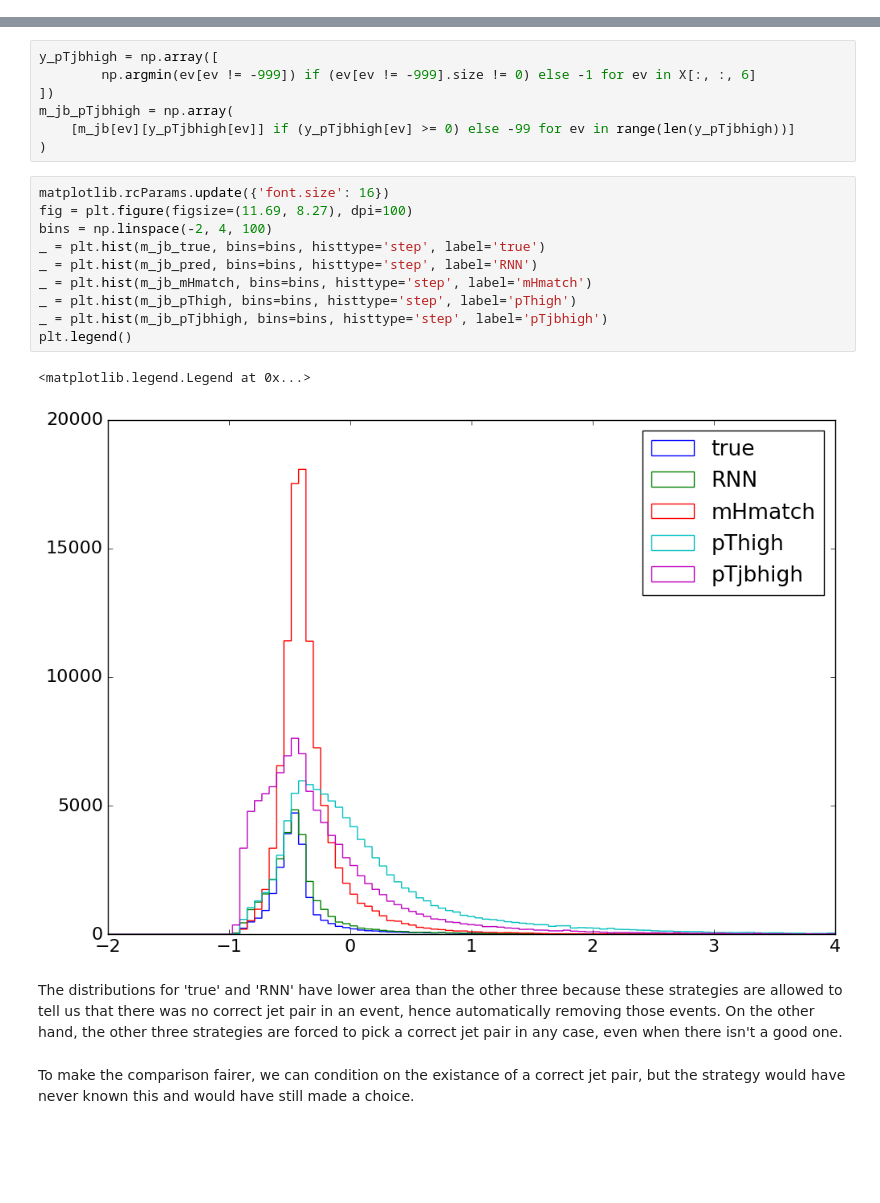
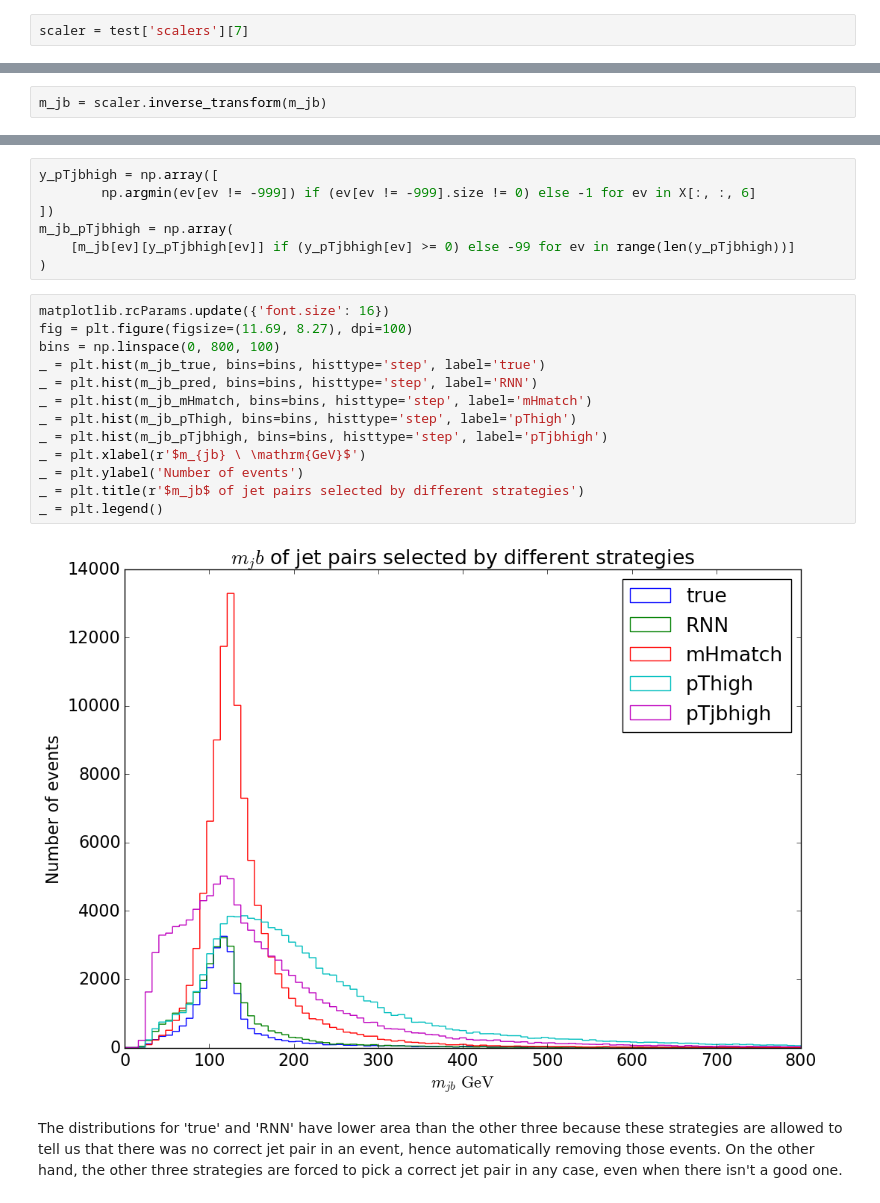
Before and after one commit to mickypaganini/1tagRNN, a Jupyter notebook: performance_plots.ipynb, the cells around one changed output, grey strips where cells are left out. Cells and saved outputs as stored; diff of their text form; blank space fills up the shorter version.

Commit message:
Modified plots for newest inputs

```diff
--- a/performance_plots.ipynb
+++ b/performance_plots.ipynb
@@ -103,5 +102,9 @@ d['classification_variables']
+# %%
+scaler = test['scalers'][7]
 # %%
 m_jb = X[:, :, 7]
+# %%
+m_jb = scaler.inverse_transform(m_jb)
 # %%
 m_jb_true = np.array(
     [m_jb[ev][y_true[ev]-1] if (y_true[ev]-1 >= 0) else -99 for ev in range(len(y_true))]
@@ -134,17 +137,17 @@ m_jb_pTjbhigh = np.array(
 # %%
 matplotlib.rcParams.update({'font.size': 16})
 fig = plt.figure(figsize=(11.69, 8.27), dpi=100)
-bins = np.linspace(-2, 4, 100)
+bins = np.linspace(0, 800, 100)
 _ = plt.hist(m_jb_true, bins=bins, histtype='step', label='true')
 _ = plt.hist(m_jb_pred, bins=bins, histtype='step', label='RNN')
 _ = plt.hist(m_jb_mHmatch, bins=bins, histtype='step', label='mHmatch')
 _ = plt.hist(m_jb_pThigh, bins=bins, histtype='step', label='pThigh')
 _ = plt.hist(m_jb_pTjbhigh, bins=bins, histtype='step', label='pTjbhigh')
-plt.legend()
+_ = plt.xlabel(r'$m_{jb} \ \mathrm{GeV}$')
+_ = plt.ylabel('Number of events')
+_ = plt.title(r'$m_jb$ of jet pairs selected by different strategies')
+_ = plt.legend()
 # %% [output]
-<matplotlib.legend.Legend at 0x...>
-[figure, old version]
+[figure, new version]
 # %% [markdown]
 The distributions for 'true' and 'RNN' have lower area than the other three because these strategies are allowed to tell us that there was no correct jet pair in an event, hence automatically removing those events. On the other hand, the other three strategies are forced to pick a correct jet pair in any case, even when there isn't a good one.
-# %% [markdown]
-To make the comparison fairer, we can condition on the existance of a correct jet pair, but the strategy would have never known this and would have still made a choice.
```
Also changed, not shown: parts of 21 cells of this notebook, 1 other file.
